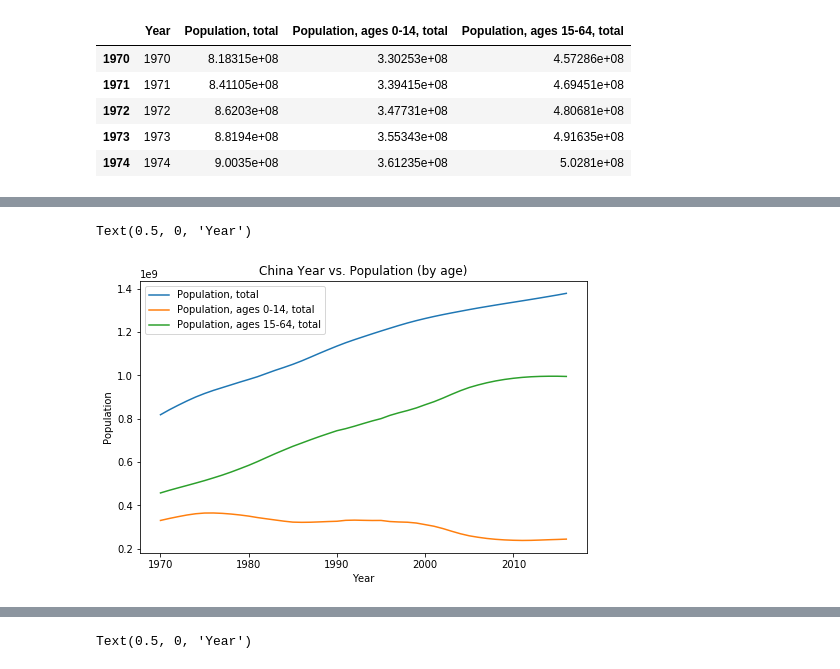
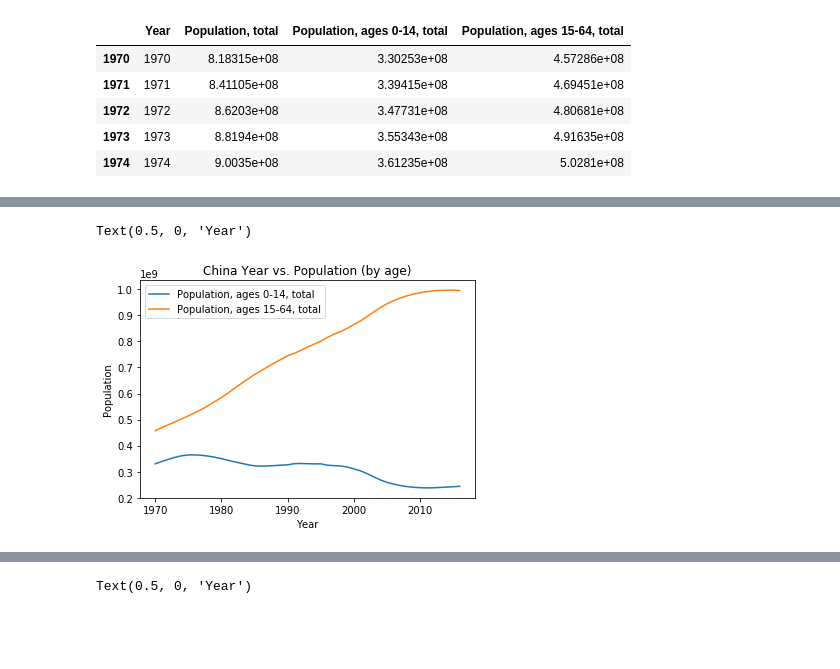
Before and after one commit to anika-rawat/dss2019, a Jupyter notebook: dss sp19/dss_sp19_education.ipynb, the cells around one changed output, grey strips where cells are left out. Saved outputs shown, nothing was run; the diff lists cells and outputs as text; code cells hidden in the pictures; blank space fills up the shorter version.

Commit message:
updated China visualization

```diff
--- a/dss sp19/dss_sp19_education.ipynb
+++ b/dss sp19/dss_sp19_education.ipynb
@@ -93,12 +102,12 @@ china_pop_age.head()
 # %%
-china_pop_age.plot("Year", figsize=(8, 5))
+china_pop_age.drop(columns=["Population, total"]).plot("Year")
 
 plt.title('China Year vs. Population (by age)')
 plt.ylabel("Population")
 plt.xlabel("Year")
 # %% [output]
 Text(0.5, 0, 'Year')
-[figure, old version]
+[figure, new version]
 # %%
 china_primary_enroll = china_data[china_data['Indicator Name'] == 'Enrolment in primary education, both sexes (number)'].transpose()
 #transposed to make the rows years
```
Also changed, not shown: parts of 2 cells of this notebook.
